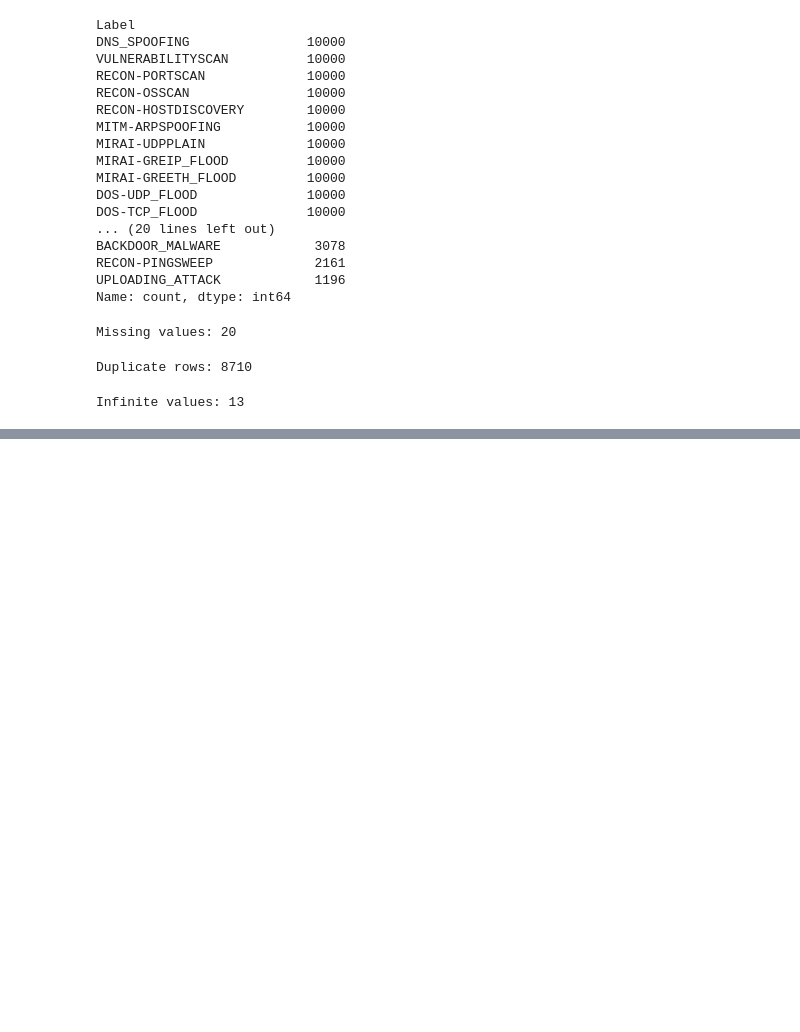
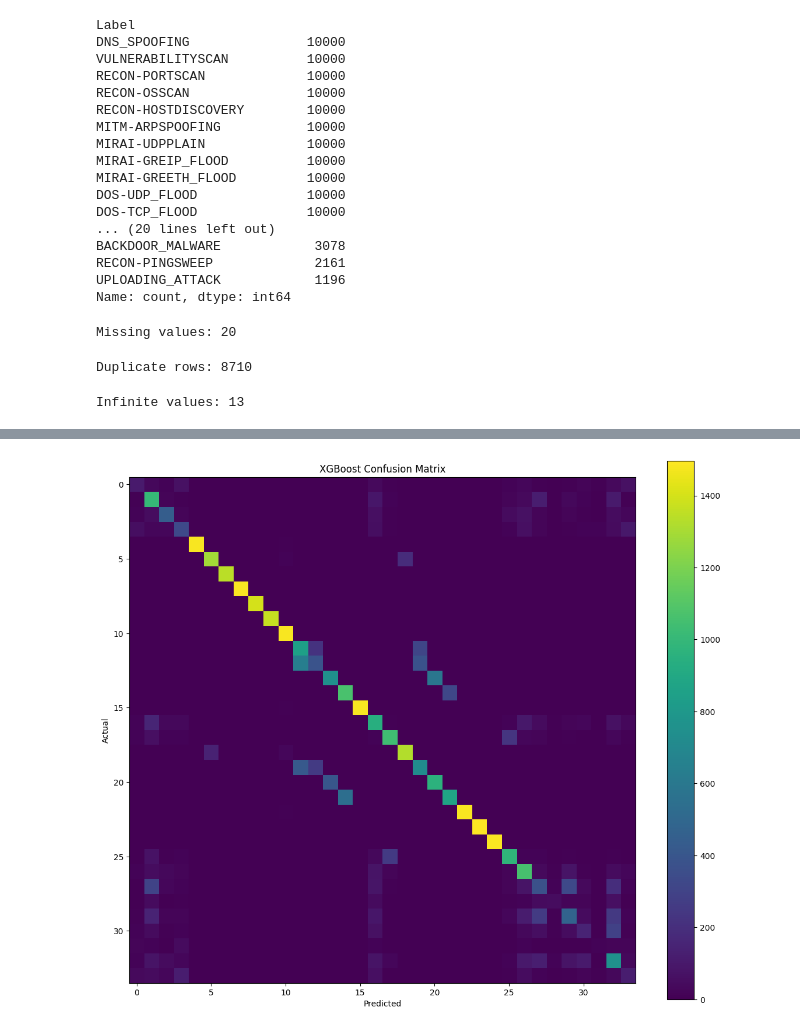
Before and after one commit to 24f2002941-Ritika/IOT_SHIELD, a Jupyter notebook: notebooks/01_data.ipynb, the cells around one changed output, grey strips where cells are left out. Saved outputs shown, nothing was run; the diff lists cells and outputs as text; code cells hidden in the pictures; blank space fills up the shorter version.

Commit message:
Trained XGBoost

```diff
--- a/notebooks/01_data.ipynb
+++ b/notebooks/01_data.ipynb
@@ -279,0 +340,6 @@ Infinite values: 13
+# %%
+#for xgboost
+#no sclaing for xg as it is a tree based model
+X_train_xgb = X_train.copy()
+X_val_xgb = X_val.copy()
+X_test_xgb = X_test.copy()
@@ -279,0 +385,21 @@ Infinite values: 13
+# %%
+xgb_model = XGBClassifier(
+    objective="multi:softprob",
+    num_class=34,
+    n_estimators=300,
+    max_depth=8,
+    learning_rate=0.1,
+    subsample=0.8,
+    colsample_bytree=0.8,
+    eval_metric="mlogloss",
+    tree_method="hist",
+    random_state=42,
+    n_jobs=-1
+)
+# %%
+xgb_model.fit(
+    X_train_xgb,
+    y_train,
+    eval_set=[(X_val_xgb, y_val)],
+    verbose=True
+)
@@ -279,0 +435,3 @@ Infinite values: 13
+# %%
+y_pred_xgb = xgb_model.predict(X_test_xgb)
+print(y_pred_xgb)
@@ -279,0 +473,15 @@ Infinite values: 13
+# %%
+from sklearn.metrics import confusion_matrix
+import matplotlib.pyplot as plt
+
+cm = confusion_matrix(y_test, y_pred_xgb)
+
+plt.figure(figsize=(14, 12))
+plt.imshow(cm)
+plt.title("XGBoost Confusion Matrix")
+plt.xlabel("Predicted")
+plt.ylabel("Actual")
+plt.colorbar()
+plt.show()
+# %% [output]
+[figure, added]
```
Also changed, not shown: parts of 42 cells of this notebook.
